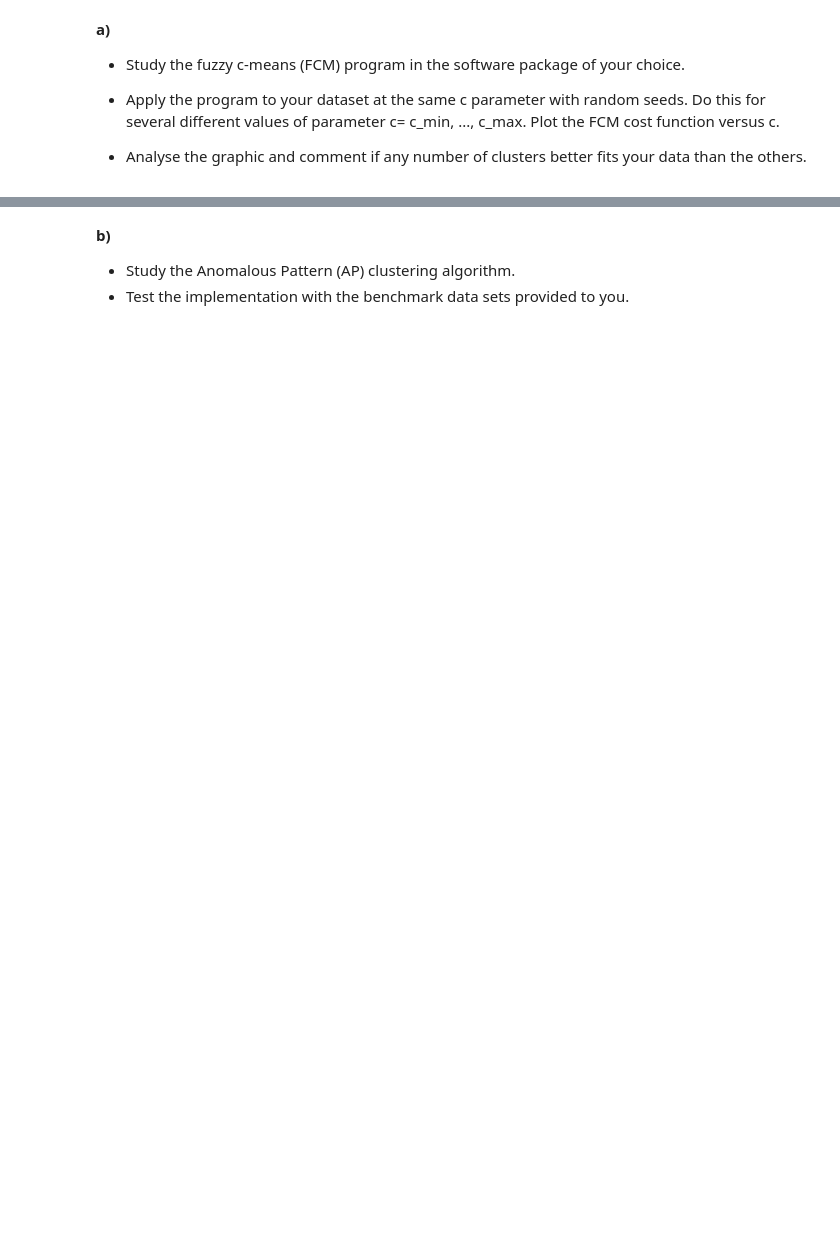
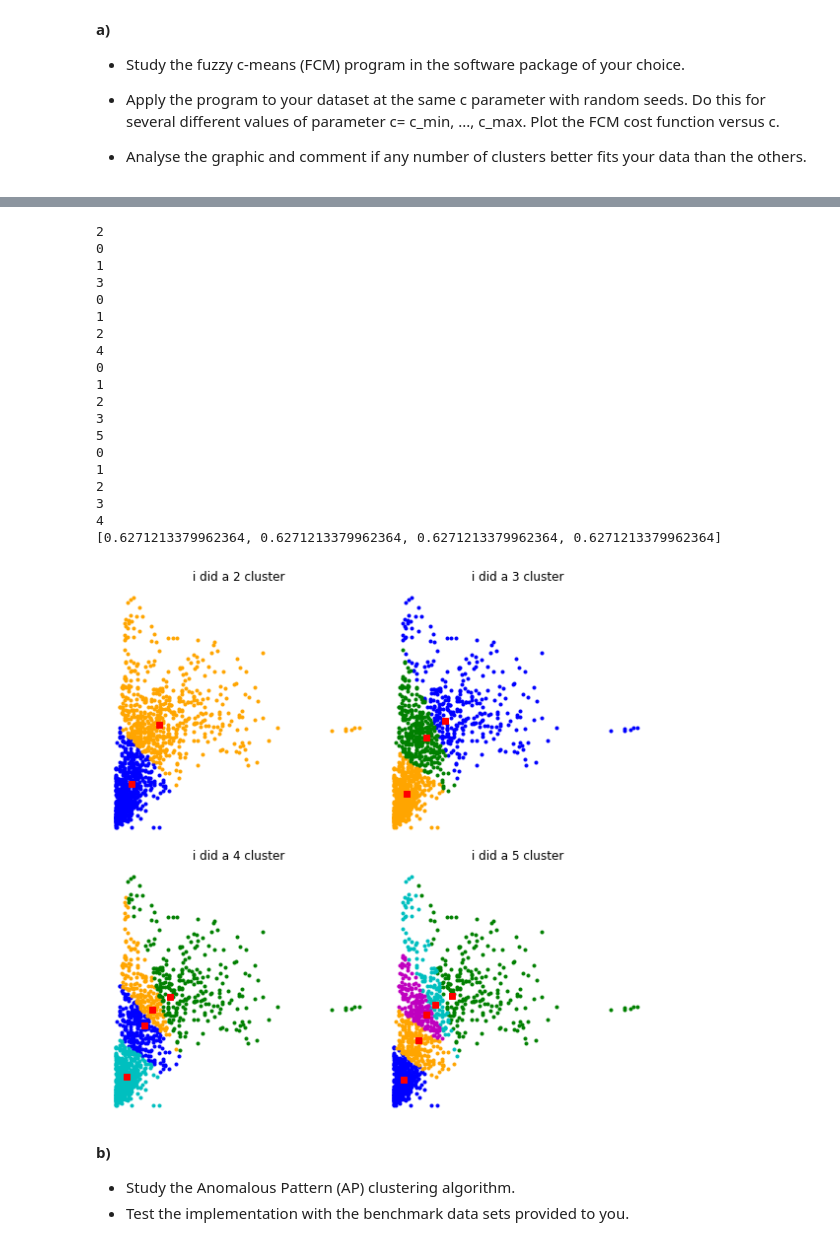
Before and after one commit to oranium/datamining, a Jupyter notebook: cmeans_clustering.ipynb, the cells around one changed output, grey strips where cells are left out. Cells and saved outputs as stored; diff of their text form; code cells hidden in the pictures; blank space fills up the shorter version.

```diff
--- a/cmeans_clustering.ipynb
+++ b/cmeans_clustering.ipynb
@@ -352,3 +422,58 @@ print(fpcs)
+# %%
+# now the same with my own c means implementation
+colors = ['b', 'orange', 'g', 'c', 'm', 'y', 'k', 'Brown', 'ForestGreen']
+# whatever may this number mean?
+np.random.seed(28980)
+fig1, axes1 = plt.subplots(2,2, figsize=(8,8))
+alldata = pd.DataFrame(x)
+fpcs = []
+np.random.seed(28980)
+for ncenters, ax in enumerate(axes1.reshape(-1), 2):
+    centers = np.random.rand(ncenters, alldata.shape[1])
+    print(ncenters)
+    centers, membership, distances = fuzzy_c_means(x, centers)
+
+    #store fpc values for later
+    fpcs.append(fpc)
+
+    #plot assigned clusters, for each data point in set
+    cluster_membership = np.argmax(membership, axis=1)
+    for j in range(len(centers)):
+        print(j)
+        ax.plot(alldata[cluster_membership == j].iloc[:,0],
+               alldata[cluster_membership == j].iloc[:,1],
+               '.', color=colors[j])
+
+    #mark center of each cluster
+    for pt in centers:
+        ax.plot(pt[0], pt[1], 'rs')
+
+    ax.set_title(' i did a {} cluster'.format(ncenters))
+    ax.axis('off')
+
+fig1.tight_layout()
+print(fpcs)
+# %% [output]
+2
+0
+1
+3
+0
+1
+2
+4
+0
+1
+2
+3
+5
+0
+1
+2
+3
+4
+[0.6271213379962364, 0.6271213379962364, 0.6271213379962364, 0.6271213379962364]
+[figure, added]
 # %% [markdown]
 **b)**
 - Study the Anomalous Pattern (AP) clustering algorithm.
```
Also changed, not shown: parts of 5 cells of this notebook.
